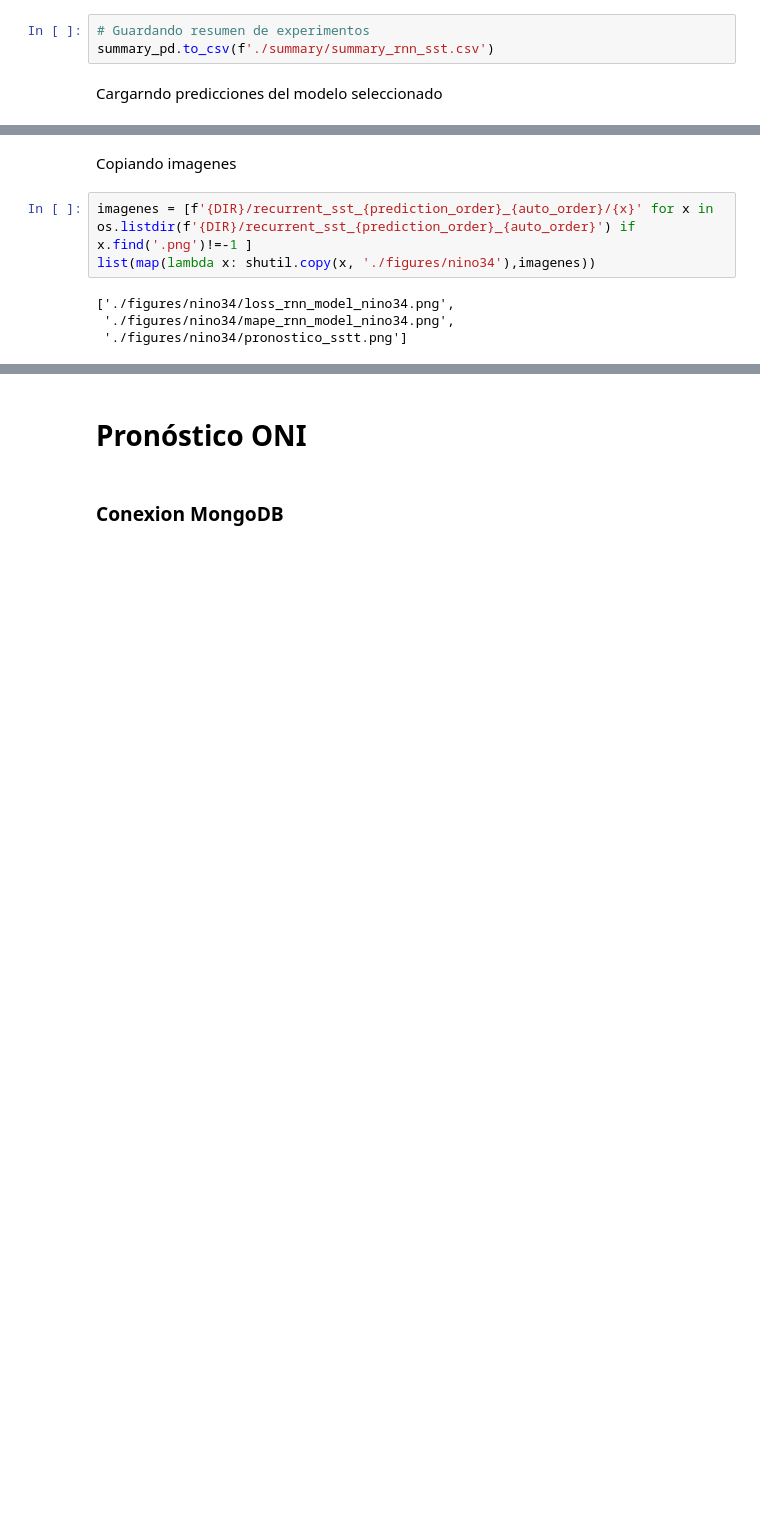
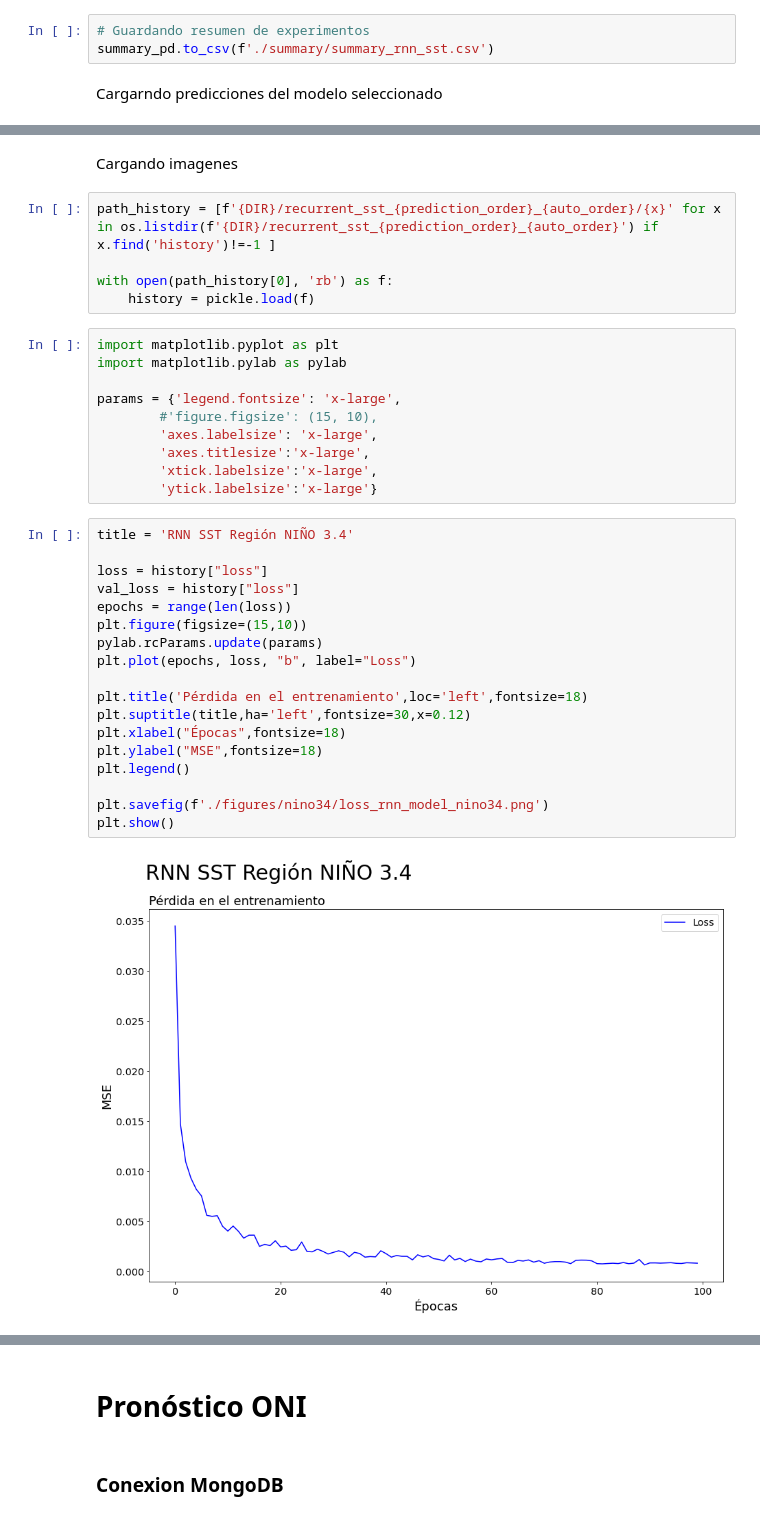
Before and after one commit to esglobe/seev-analytics, a Jupyter notebook: 3_forecast_oni_rnn_sst.ipynb, the cells around one changed output, grey strips where cells are left out. Saved outputs shown, nothing was run; the diff lists cells and outputs as text; blank space fills up the shorter version.

```diff
--- a/3_forecast_oni_rnn_sst.ipynb
+++ b/3_forecast_oni_rnn_sst.ipynb
@@ -75,11 +75,39 @@ pd_summary.head()
 | 1982-10-01 | 0.843684 | 0.871520 | training | 28.69 | 28.536348 | 1982-10-01 | octubre | 1982 | 10 | ... |
 | 1982-11-01 | 0.880568 | 0.857046 | training | 28.61 | 28.740124 | 1982-11-01 | noviembre | 1982 | 11 | ... |
 # %% [markdown]
-Copiando imagenes
+Cargando imagenes
 # %%
-imagenes = [f'{DIR}/recurrent_sst_{prediction_order}_{auto_order}/{x}' for x in os.listdir(f'{DIR}/recurrent_sst_{prediction_order}_{auto_order}') if x.find('.png')!=-1 ]
-list(map(lambda x: shutil.copy(x, './figures/nino34'),imagenes))
+path_history = [f'{DIR}/recurrent_sst_{prediction_order}_{auto_order}/{x}' for x in os.listdir(f'{DIR}/recurrent_sst_{prediction_order}_{auto_order}') if x.find('history')!=-1 ]
+
+with open(path_history[0], 'rb') as f:
+    history = pickle.load(f)
-# %% [output]
-['./figures/nino34/loss_rnn_model_nino34.png',
- './figures/nino34/mape_rnn_model_nino34.png',
- './figures/nino34/pronostico_sstt.png']
+# %%
+import matplotlib.pyplot as plt
+import matplotlib.pylab as pylab
+
+params = {'legend.fontsize': 'x-large',
+        #'figure.figsize': (15, 10),
+        'axes.labelsize': 'x-large',
+        'axes.titlesize':'x-large',
+        'xtick.labelsize':'x-large',
+        'ytick.labelsize':'x-large'}
+# %%
+title = 'RNN SST Región NIÑO 3.4'
+
+loss = history["loss"]
+val_loss = history["loss"]
+epochs = range(len(loss))
+plt.figure(figsize=(15,10))
+pylab.rcParams.update(params)
+plt.plot(epochs, loss, "b", label="Loss")
+
+plt.title('Pérdida en el entrenamiento',loc='left',fontsize=18)
+plt.suptitle(title,ha='left',fontsize=30,x=0.12)
+plt.xlabel("Épocas",fontsize=18)
+plt.ylabel("MSE",fontsize=18)
+plt.legend()
+
+plt.savefig(f'./figures/nino34/loss_rnn_model_nino34.png')
+plt.show()
+# %% [output]
+[figure, added]
```
Also changed, not shown: parts of 4 cells of this notebook, 3 other files.
